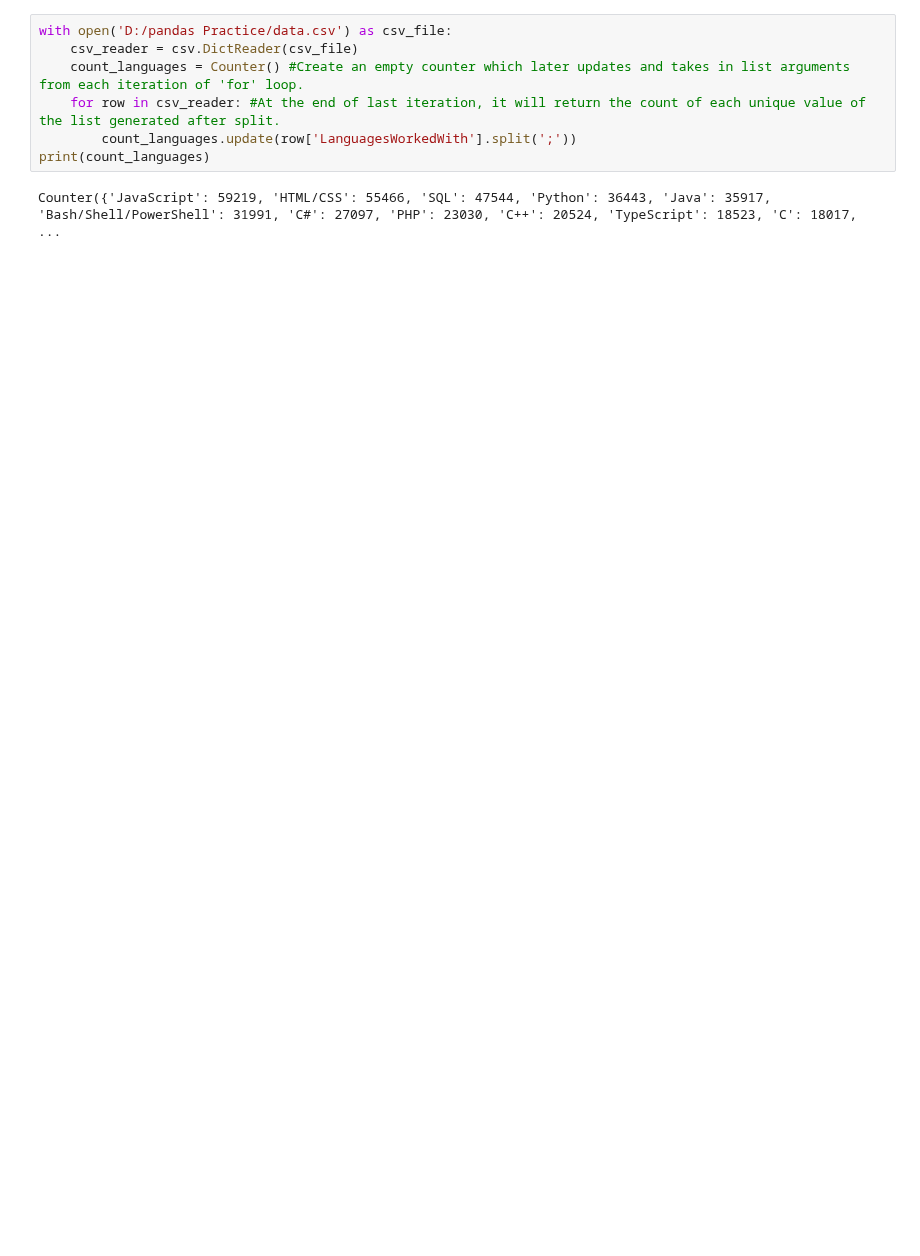
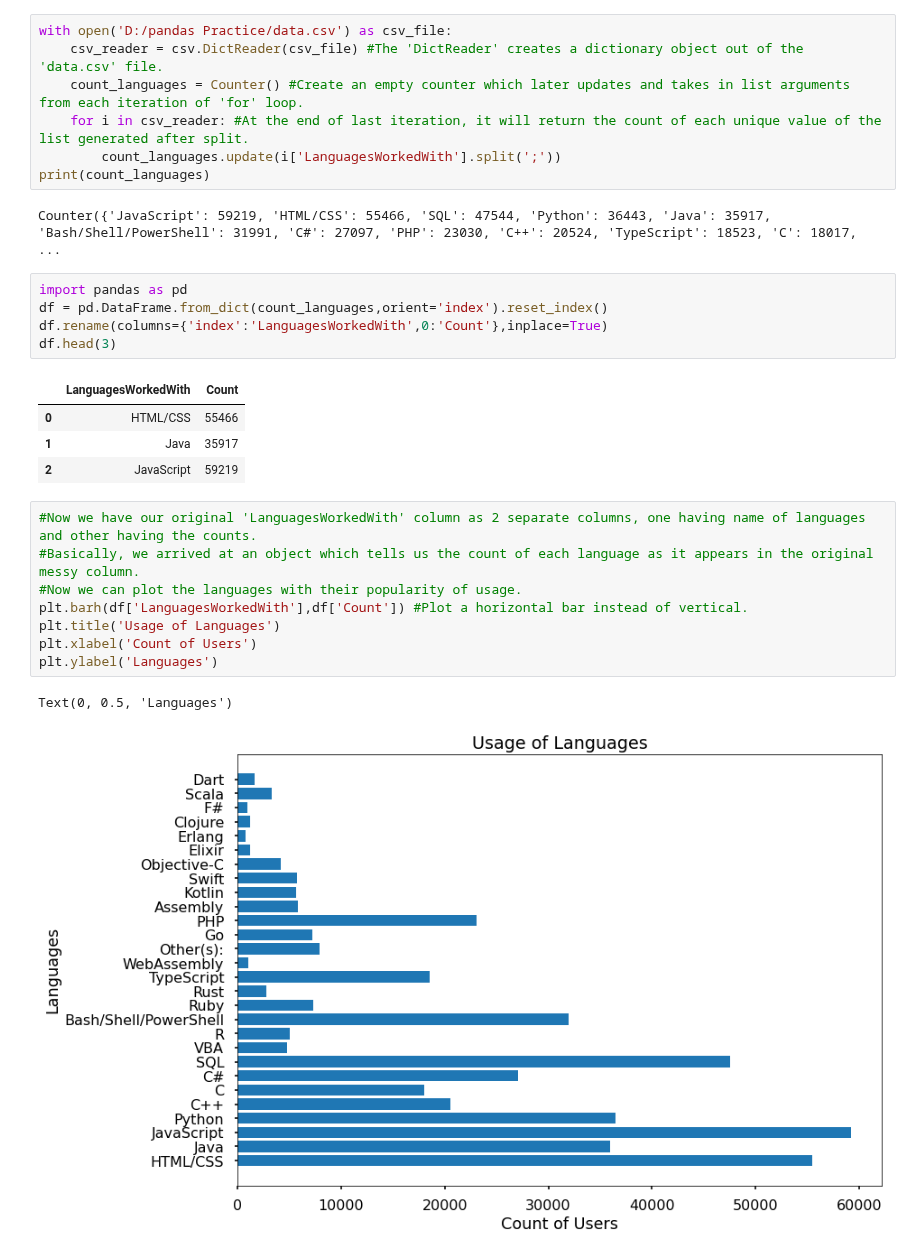
Before and after one commit to Raghav087/Python, a Jupyter notebook: Matplotlib.ipynb, the cells around one changed output. Drawn from its saved outputs; the diff is of its cells as text; blank space fills up the shorter version.

```diff
--- a/Matplotlib.ipynb
+++ b/Matplotlib.ipynb
@@ -136,10 +140,31 @@ c #The 'Counter' function takes in a list argument and returns count of each val
 Counter({'Auba': 2, 'Laca': 1, 'Saka': 2})
 # %%
 with open('D:/pandas Practice/data.csv') as csv_file:
-    csv_reader = csv.DictReader(csv_file)
+    csv_reader = csv.DictReader(csv_file) #The 'DictReader' creates a dictionary object out of the 'data.csv' file.
     count_languages = Counter() #Create an empty counter which later updates and takes in list arguments from each iteration of 'for' loop.
-    for row in csv_reader: #At the end of last iteration, it will return the count of each unique value of the list generated after split.
-        count_languages.update(row['LanguagesWorkedWith'].split(';'))
+    for i in csv_reader: #At the end of last iteration, it will return the count of each unique value of the list generated after split.
+        count_languages.update(i['LanguagesWorkedWith'].split(';'))
 print(count_languages)
 # %% [output]
 Counter({'JavaScript': 59219, 'HTML/CSS': 55466, 'SQL': 47544, 'Python': 36443, 'Java': 35917, 'Bash/Shell/PowerShell': 31991, 'C#': 27097, 'PHP': 23030, 'C++': 20524, 'TypeScript': 18523, 'C': 18017, ...
+# %%
+import pandas as pd
+df = pd.DataFrame.from_dict(count_languages,orient='index').reset_index()
+df.rename(columns={'index':'LanguagesWorkedWith',0:'Count'},inplace=True)
+df.head(3)
+# %% [output]
+|  | LanguagesWorkedWith | Count |
+| 0 | HTML/CSS | 55466 |
+| 1 | Java | 35917 |
+| 2 | JavaScript | 59219 |
+# %%
+#Now we have our original 'LanguagesWorkedWith' column as 2 separate columns, one having name of languages and other having the counts.
+#Basically, we arrived at an object which tells us the count of each language as it appears in the original messy column.
+#Now we can plot the languages with their popularity of usage.
+plt.barh(df['LanguagesWorkedWith'],df['Count']) #Plot a horizontal bar instead of vertical.
+plt.title('Usage of Languages')
+plt.xlabel('Count of Users')
+plt.ylabel('Languages')
+# %% [output]
+Text(0, 0.5, 'Languages')
+[figure, added]
```
Also changed, not shown: parts of 10 cells of this notebook.
